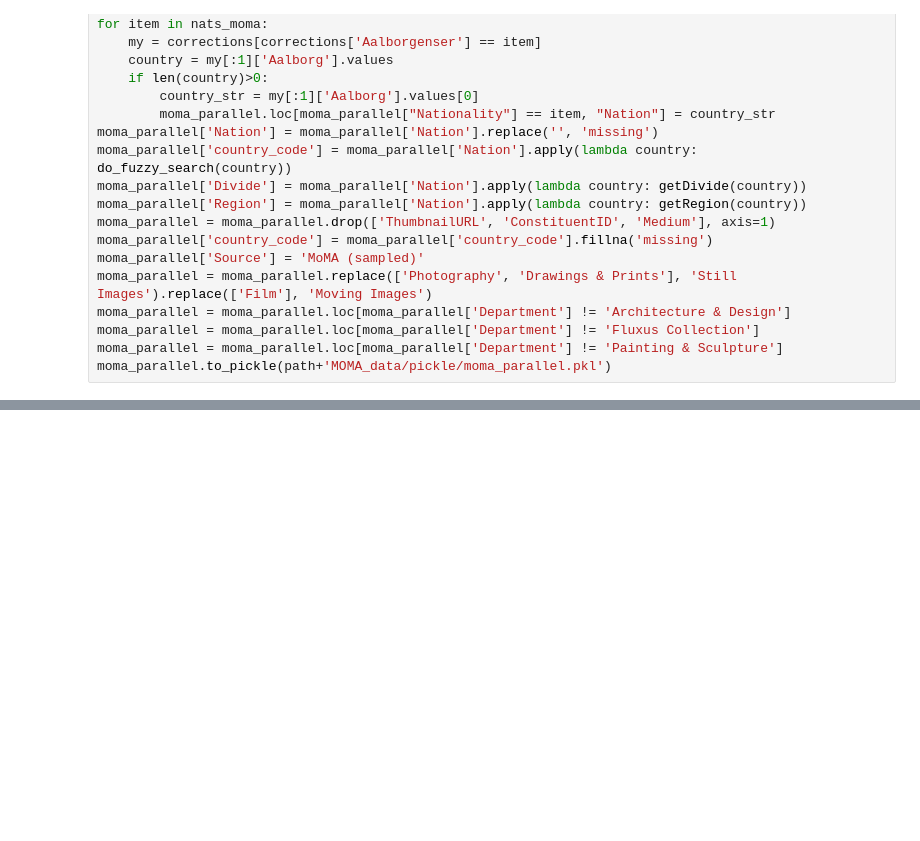
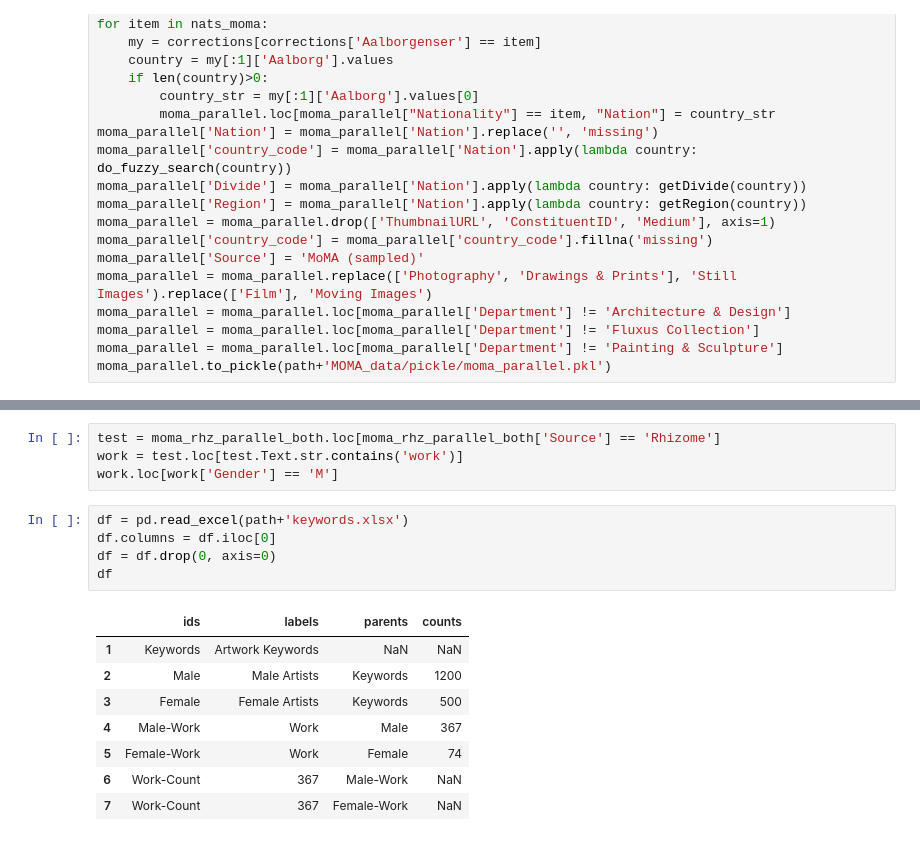
Before and after one commit to laurentfintoni/Net-Art-Rev, a Jupyter notebook: net_art_revolution.ipynb, the cells around one changed output, grey strips where cells are left out. Cells and saved outputs as stored; diff of their text form; blank space fills up the shorter version.

```diff
--- a/net_art_revolution.ipynb
+++ b/net_art_revolution.ipynb
@@ -2064,0 +1993,18 @@ fig.show()
+# %%
+test = moma_rhz_parallel_both.loc[moma_rhz_parallel_both['Source'] == 'Rhizome']
+work = test.loc[test.Text.str.contains('work')]
+work.loc[work['Gender'] == 'M']
+# %%
+df = pd.read_excel(path+'keywords.xlsx')
+df.columns = df.iloc[0]
+df = df.drop(0, axis=0)
+df
+# %% [output]
+|  | ids | labels | parents | counts |
+| 1 | Keywords | Artwork Keywords | NaN | NaN |
+| 2 | Male | Male Artists | Keywords | 1200 |
+| 3 | Female | Female Artists | Keywords | 500 |
+| 4 | Male-Work | Work | Male | 367 |
+| 5 | Female-Work | Work | Female | 74 |
+| 6 | Work-Count | 367 | Male-Work | NaN |
+| 7 | Work-Count | 367 | Female-Work | NaN |
```
Also changed, not shown: parts of 46 cells of this notebook, 8 other files.
